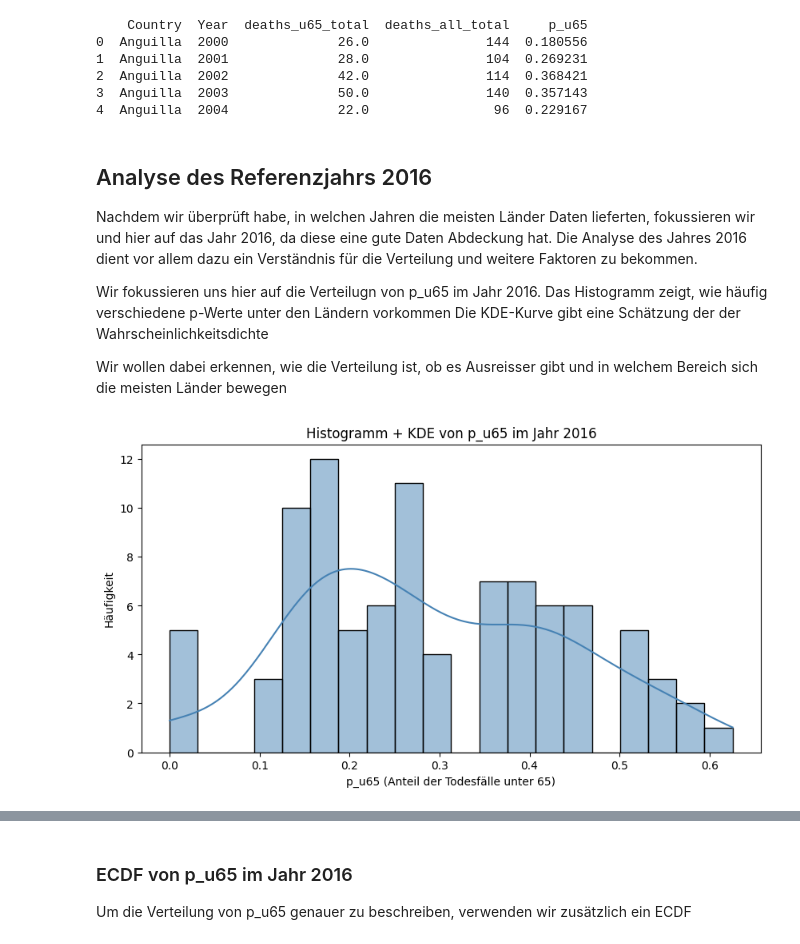
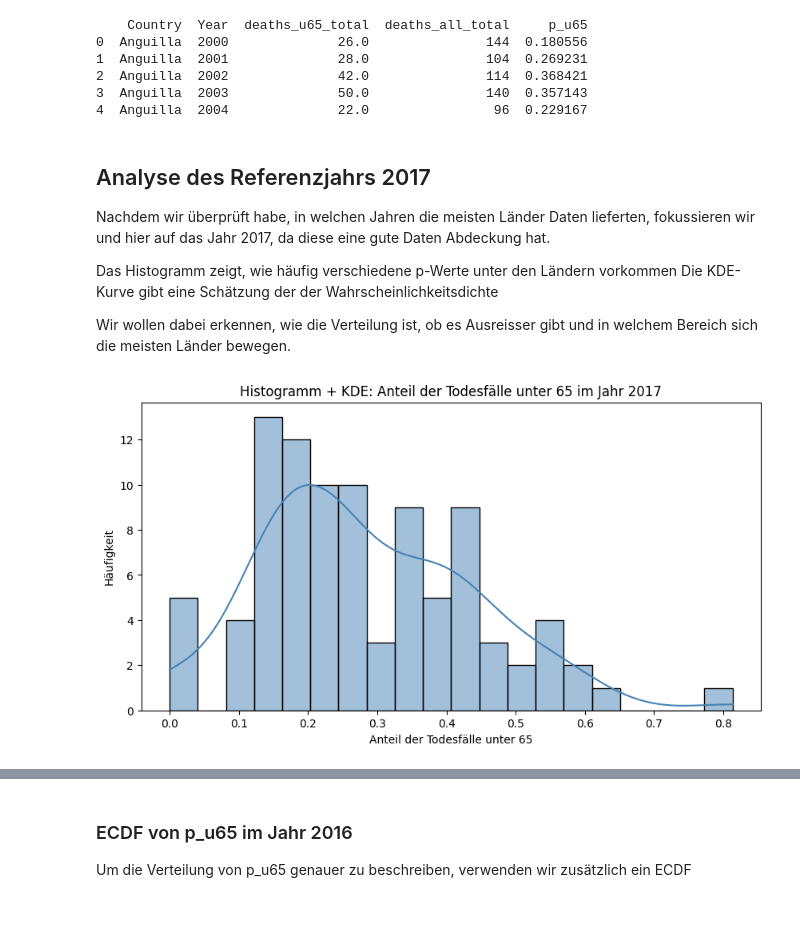
Before and after one commit to ihringerlinus/WHO_Mortality_Database, a Jupyter notebook: Premature_Mortality.ipynb, the cells around one changed output, grey strips where cells are left out. Drawn from its saved outputs; the diff is of its cells as text; code cells hidden in the pictures; blank space fills up the shorter version.

```diff
--- a/Premature_Mortality.ipynb
+++ b/Premature_Mortality.ipynb
@@ -35,24 +40,23 @@ print(grouped.head())
 3  Anguilla  2003              50.0               140  0.357143
 4  Anguilla  2004              22.0                96  0.229167
 # %% [markdown]
-## Analyse des Referenzjahrs 2016
-Nachdem wir überprüft habe, in welchen Jahren die meisten Länder Daten lieferten, fokussieren wir und hier auf das Jahr 2016, da diese eine gute Daten Abdeckung hat. Die Analyse des Jahres 2016 dient vor allem dazu ein Verständnis für die Verteilung und weitere Faktoren zu bekommen.
+## Analyse des Referenzjahrs 2017
+Nachdem wir überprüft habe, in welchen Jahren die meisten Länder Daten lieferten, fokussieren wir und hier auf das Jahr 2017, da diese eine gute Daten Abdeckung hat.
 
-Wir fokussieren uns hier auf die Verteilugn von p_u65 im Jahr 2016.
 Das Histogramm zeigt, wie häufig verschiedene p-Werte unter den Ländern vorkommen
 Die KDE-Kurve gibt eine Schätzung der der Wahrscheinlichkeitsdichte
 
-Wir wollen dabei erkennen, wie die Verteilung ist, ob es Ausreisser gibt und in welchem Bereich sich die meisten Länder bewegen
+Wir wollen dabei erkennen, wie die Verteilung ist, ob es Ausreisser gibt und in welchem Bereich sich die meisten Länder bewegen.
 # %%
-df_2016 = grouped[grouped["Year"] == 2016].dropna(subset=["p_u65"])
+df_2017 = grouped[grouped["Year"] == 2017].dropna(subset=["p_u65"])
 
 plt.figure(figsize=(10, 5))
-sns.histplot(df_2016["p_u65"], bins=20, kde=True, color="steelblue")
+sns.histplot(df_2017["p_u65"], bins=20, kde=True, color="steelblue")
 
-plt.title("Histogramm + KDE von p_u65 im Jahr 2016")
-plt.xlabel("p_u65 (Anteil der Todesfälle unter 65)")
+plt.title("Histogramm + KDE: Anteil der Todesfälle unter 65 im Jahr 2017")
+plt.xlabel("Anteil der Todesfälle unter 65")
 plt.ylabel("Häufigkeit")
 plt.show()
 # %% [output]
-[figure, old version]
+[figure, new version]
 # %% [markdown]
```
Also changed, not shown: parts of 57 cells of this notebook, 1 other file.
